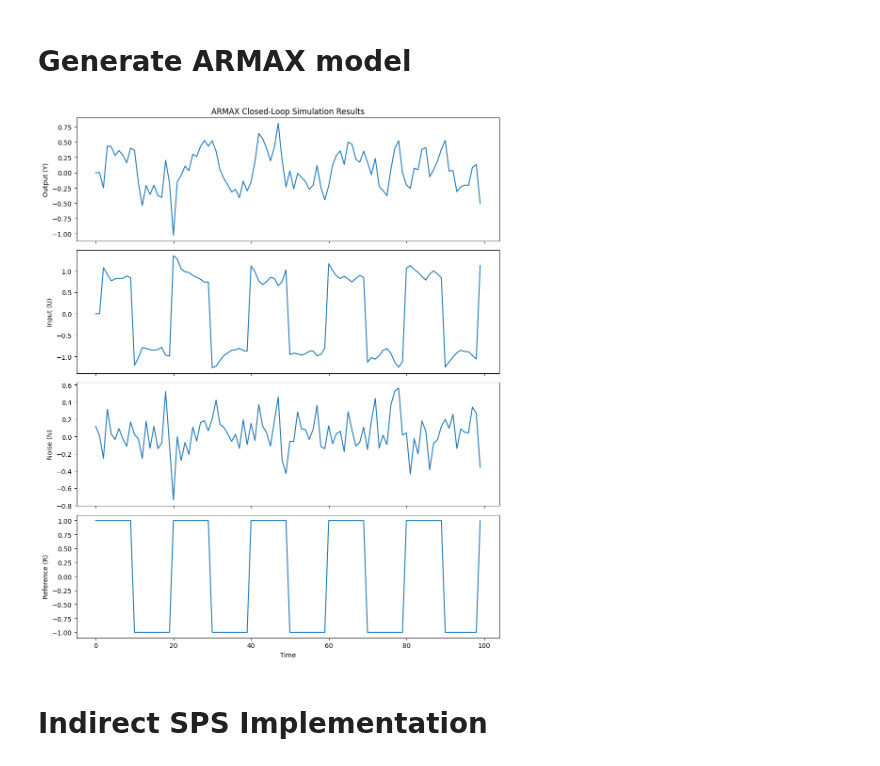
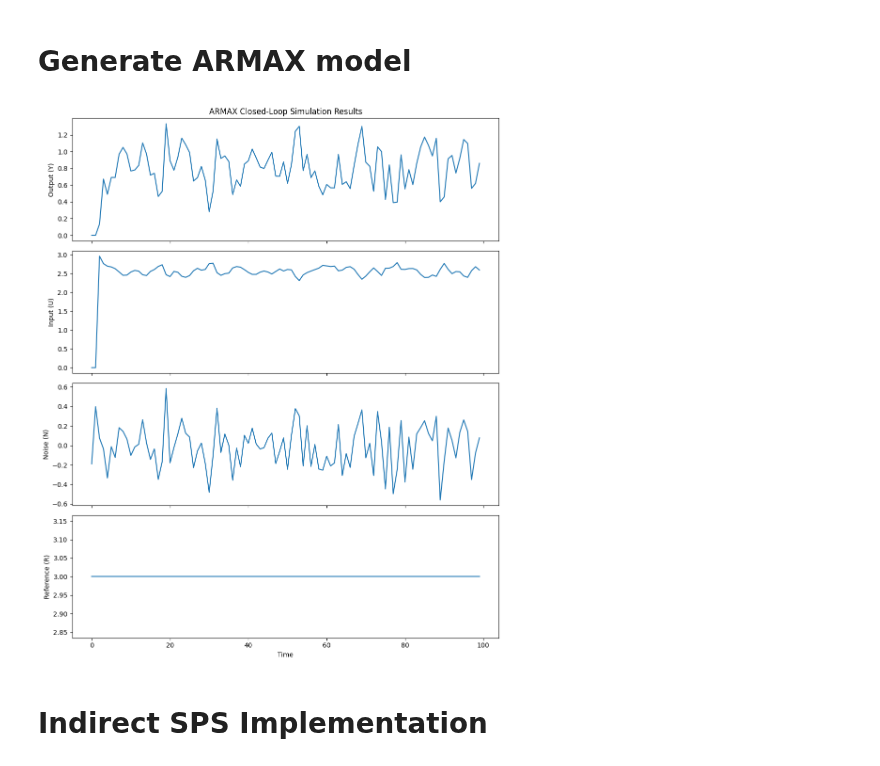
Before and after one commit to Muckthebuck/Learning-Dynamic-Systems, a Jupyter notebook: indirect_identification/notebooks/sps_indirect.ipynb, the cells around one changed output. Cells and saved outputs as stored; diff of their text form; code cells hidden in the pictures.

```diff
--- a/indirect_identification/notebooks/sps_indirect.ipynb
+++ b/indirect_identification/notebooks/sps_indirect.ipynb
@@ -45,36 +45,36 @@ class ARMAX:
         axs[0].set_ylabel('Output (Y)')
         axs[0].set_title('ARMAX Closed-Loop Simulation Results')
 
         axs[1].plot(U)
         axs[1].set_ylabel('Input (U)')
 
         axs[2].plot(N)
         axs[2].set_ylabel('Noise (N)')
 
         axs[3].plot(R)
         axs[3].set_ylabel('Reference (R)')
         axs[3].set_xlabel('Time')
 
         plt.tight_layout()
         plt.show()
 
 # Example usage
 A = [1, -0.33]  # A(z^-1) = 1 - 0.33z^-1
 B = [0.22]      # B(z^-1) = 0.22z^-1
 C = [1, 0.15]   # C(z^-1) = 1 + 0.15z^-1
 F = [0.31, 0.23] # F(z^-1) = 0.31 + 0.23z^-1
 L = [1]        # L(z^-1) = 1
 
 armax_model = ARMAX(A, B, C, F, L)
 
 n_samples = 100
 # square wave reference signal
-R = signal.square(np.linspace(0, 10*np.pi, n_samples))
-
+# R = signal.square(np.linspace(0, 10*np.pi, n_samples))
+R = 3*np.ones(n_samples)
 Y, U, N, R = armax_model.simulate(n_samples, R, noise_std=0.2)
 armax_model.plot_results(Y, U, N, R)
 # %% [output]
-[figure, old version]
+[figure, new version]
 # %% [markdown]
 # Indirect SPS Implementation
 # %%
```
Also changed, not shown: parts of 5 cells of this notebook, 2 other files.
